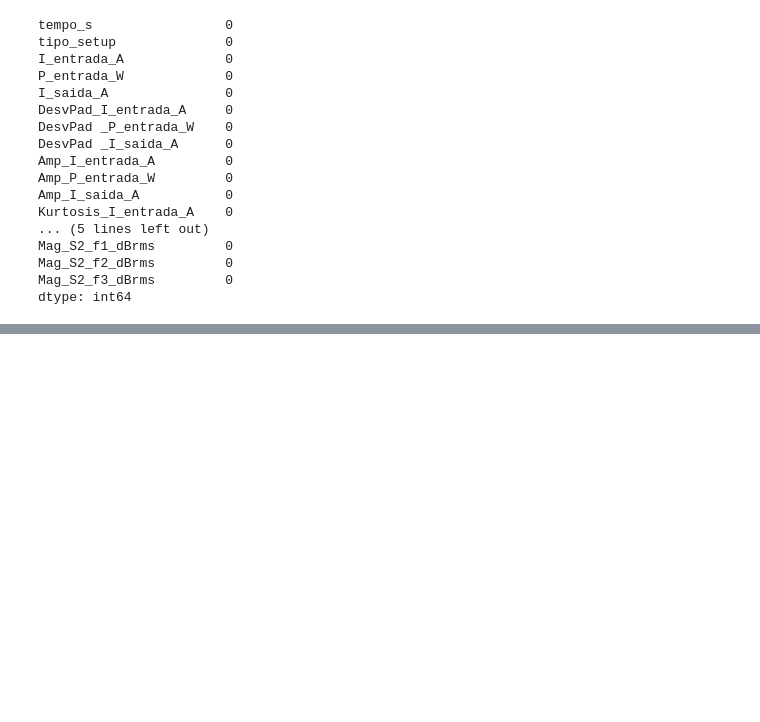
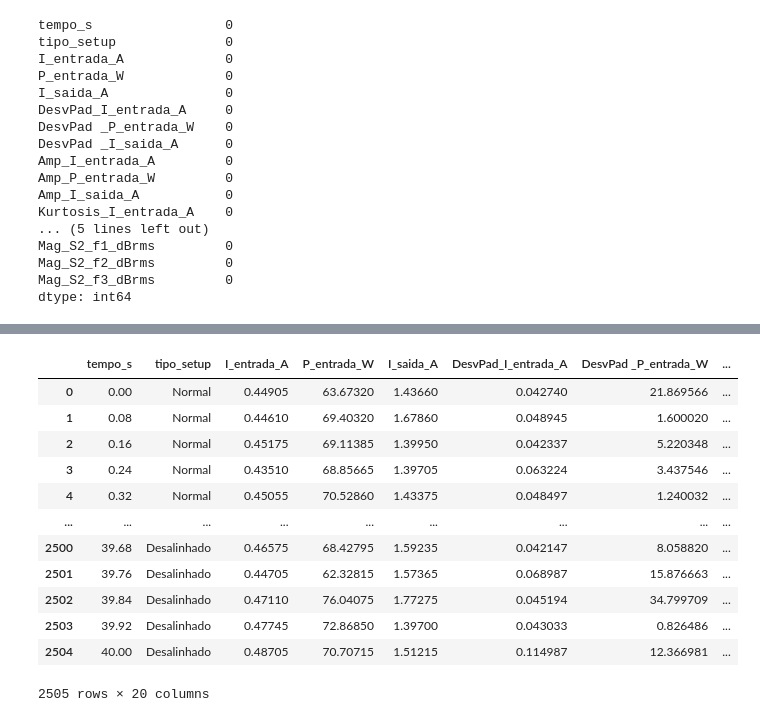
Before and after one commit to luccapbsaraiva/APS1-IAUTO, a Jupyter notebook: APS1.ipynb, the cells around one changed output, grey strips where cells are left out. Cells and saved outputs as stored; diff of their text form; code cells hidden in the pictures; blank space fills up the shorter version.

```diff
--- a/APS1.ipynb
+++ b/APS1.ipynb
@@ -88,0 +94,18 @@ motores['tipo_setup'].value_counts()
+# %%
+motores['tipo_setup'] = motores['tipo_setup'].map({0.0: 'Normal', 1.0: 'Desacoplado', 2.0: 'Sobrecarga', 3.0: 'Desbalanceado', 4.0: 'Desalinhado'})
+# %%
+motores
+# %% [output]
+|  | tempo_s | tipo_setup | I_entrada_A | P_entrada_W | I_saida_A | DesvPad_I_entrada_A | DesvPad _P_entrada_W | ... |
+| 0 | 0.00 | Normal | 0.44905 | 63.67320 | 1.43660 | 0.042740 | 21.869566 | ... |
+| 1 | 0.08 | Normal | 0.44610 | 69.40320 | 1.67860 | 0.048945 | 1.600020 | ... |
+| 2 | 0.16 | Normal | 0.45175 | 69.11385 | 1.39950 | 0.042337 | 5.220348 | ... |
+| 3 | 0.24 | Normal | 0.43510 | 68.85665 | 1.39705 | 0.063224 | 3.437546 | ... |
+| 4 | 0.32 | Normal | 0.45055 | 70.52860 | 1.43375 | 0.048497 | 1.240032 | ... |
+| ... | ... | ... | ... | ... | ... | ... | ... | ... |
+| 2500 | 39.68 | Desalinhado | 0.46575 | 68.42795 | 1.59235 | 0.042147 | 8.058820 | ... |
+| 2501 | 39.76 | Desalinhado | 0.44705 | 62.32815 | 1.57365 | 0.068987 | 15.876663 | ... |
+| 2502 | 39.84 | Desalinhado | 0.47110 | 76.04075 | 1.77275 | 0.045194 | 34.799709 | ... |
+| 2503 | 39.92 | Desalinhado | 0.47745 | 72.86850 | 1.39700 | 0.043033 | 0.826486 | ... |
+| 2504 | 40.00 | Desalinhado | 0.48705 | 70.70715 | 1.51215 | 0.114987 | 12.366981 | ... |
+2505 rows × 20 columns
```
Also changed, not shown: parts of 2 cells of this notebook.
